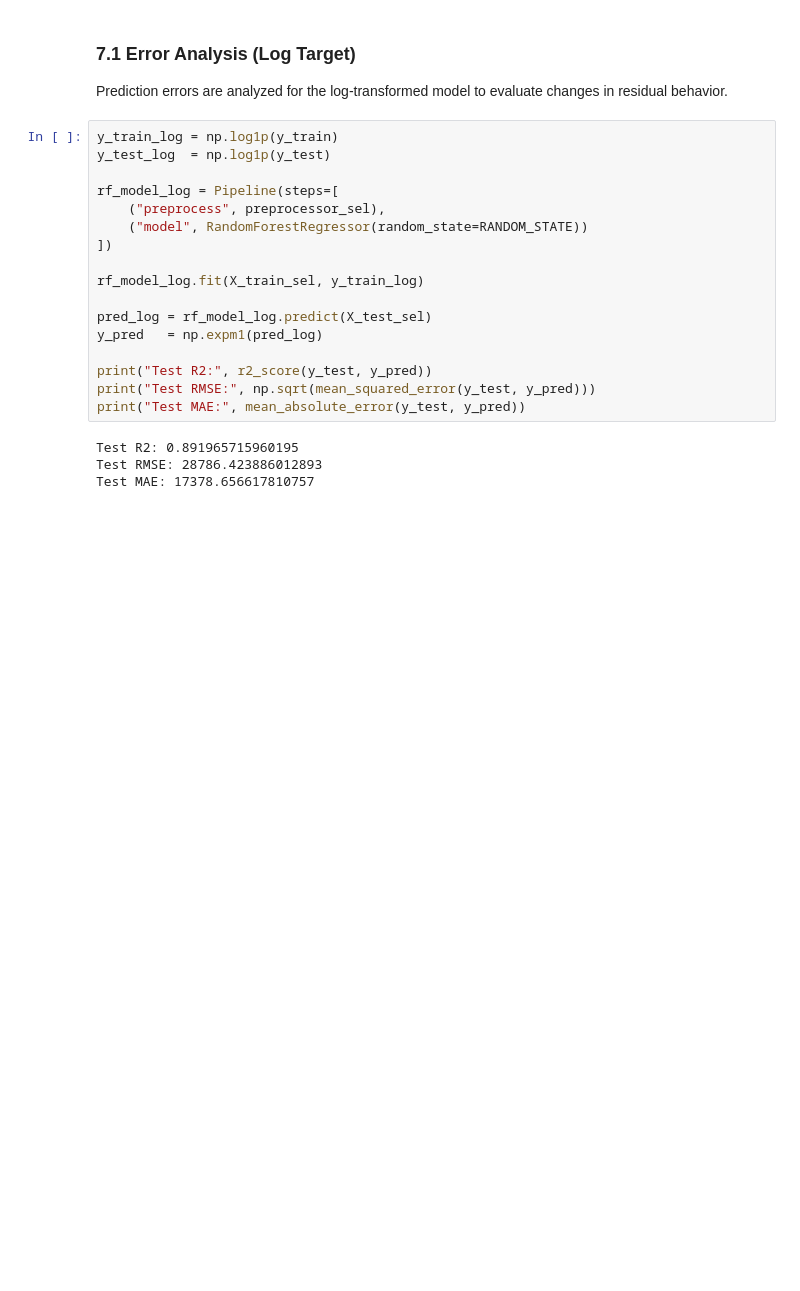
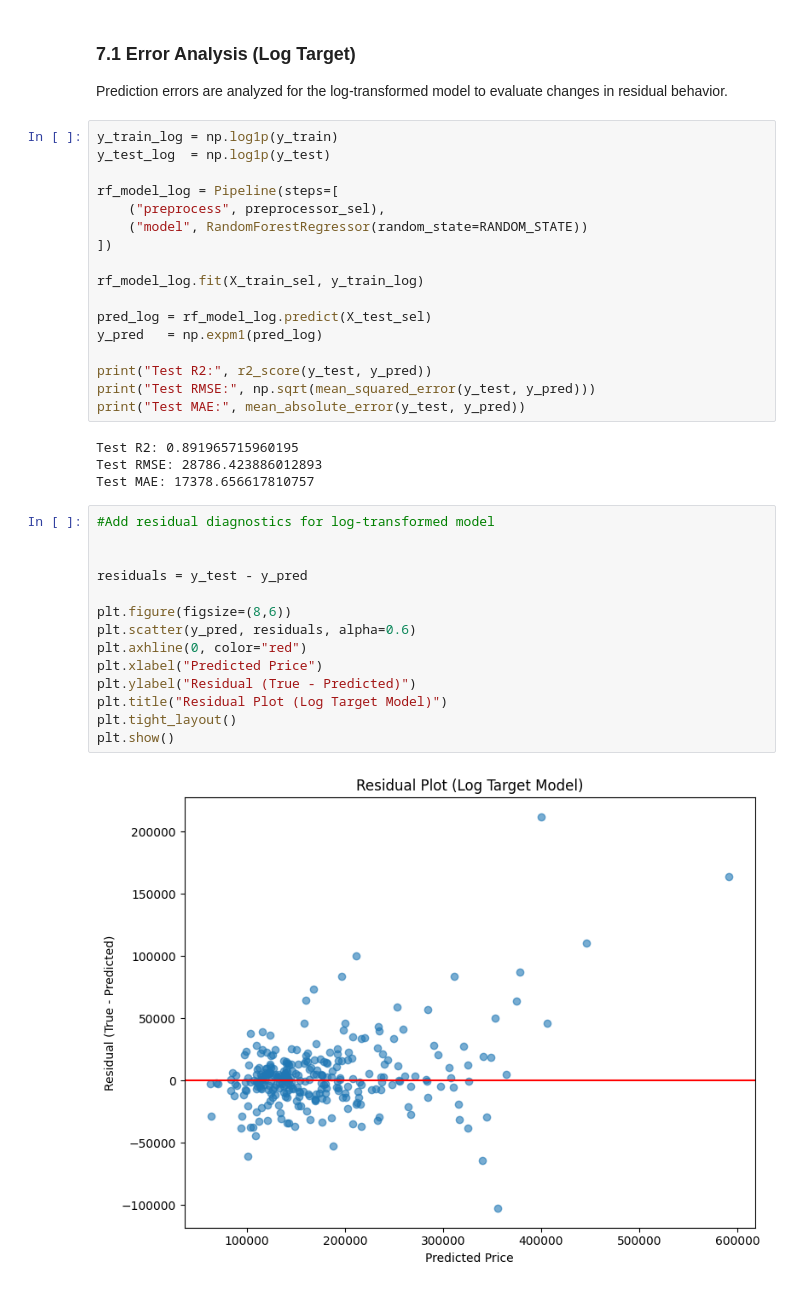
Before and after one commit to senemyilmaz/house-price-prediction, a Jupyter notebook: House_Price_Prediction.ipynb, the cells around one changed output. Saved outputs shown, nothing was run; the diff lists cells and outputs as text; blank space fills up the shorter version.

Commit message:
Add residual diagnostics for log-transformed model

```diff
--- a/House_Price_Prediction.ipynb
+++ b/House_Price_Prediction.ipynb
@@ -520,3 +520,19 @@ print("Test MAE:", mean_absolute_error(y_test, y_pred))
 Test R2: 0.891965715960195
 Test RMSE: 28786.423886012893
 Test MAE: 17378.656617810757
+# %%
+#Add residual diagnostics for log-transformed model
+
+
+residuals = y_test - y_pred
+
+plt.figure(figsize=(8,6))
+plt.scatter(y_pred, residuals, alpha=0.6)
+plt.axhline(0, color="red")
+plt.xlabel("Predicted Price")
+plt.ylabel("Residual (True - Predicted)")
+plt.title("Residual Plot (Log Target Model)")
+plt.tight_layout()
+plt.show()
+# %% [output]
+[figure, added]
```
